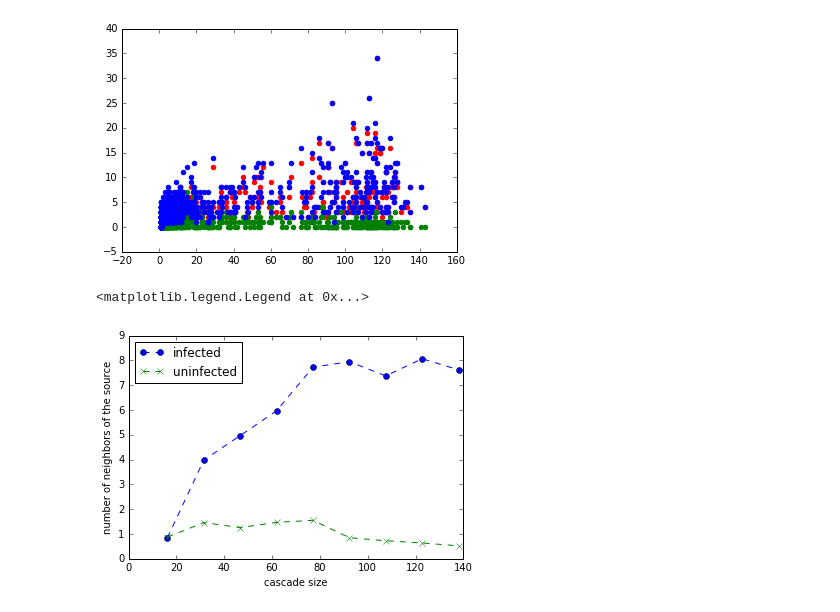
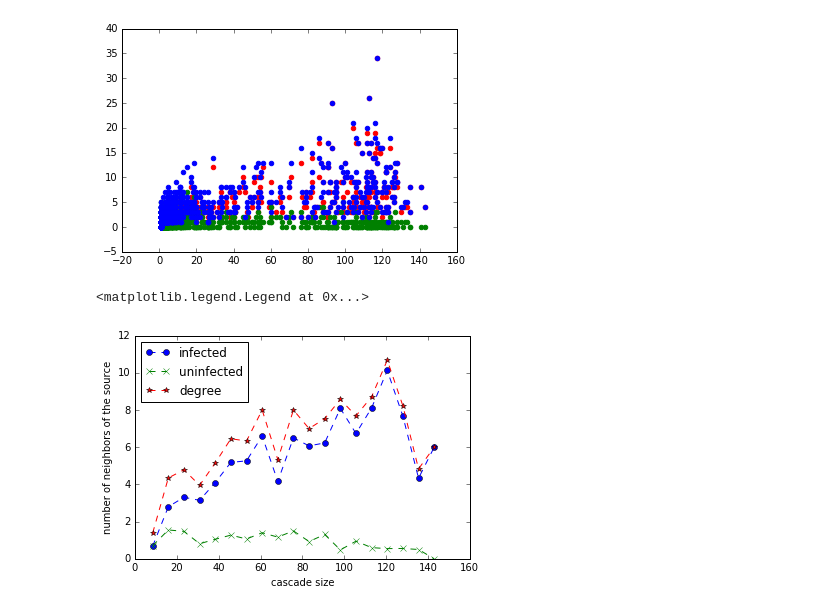
Before and after one commit to xiaohan2012/active-infection-source-finding, a Jupyter notebook: cascade_size_vs_source_infected_neighbors.ipynb, the cells around one changed output. Saved outputs shown, nothing was run; the diff lists cells and outputs as text; code cells hidden in the pictures.

```diff
--- a/cascade_size_vs_source_infected_neighbors.ipynb
+++ b/cascade_size_vs_source_infected_neighbors.ipynb
@@ -32,18 +32,24 @@ plt.scatter(df['#cascade'], df['degree'], color='b')
 [figure]
 # %%
 from scipy.stats import binned_statistic
-bins = np.linspace(df['#cascade'].min(), df['#cascade'].max(), num=10)
+bins = np.linspace(df['#cascade'].min(), df['#cascade'].max(), num=20)
 values, bin_edges, _ = binned_statistic(df['#cascade'], df['#infected'], bins=bins, statistic='mean')
 plt.plot(bin_edges[1:], values, '--o')
 
 
 values, bin_edges, _ = binned_statistic(df['#cascade'], df['#uninfected'], bins=bins, statistic='mean')
 plt.hold(True)
 plt.plot(bin_edges[1:], values, '--x')
+
+values, bin_edges, _ = binned_statistic(df['#cascade'], df['degree'], bins=bins, statistic='mean')
+plt.hold(True)
+plt.plot(bin_edges[1:], values, '--*')
+
+
 plt.xlabel('cascade size')
 plt.ylabel('number of neighbors of the source')
 
-plt.legend(['infected', 'uninfected'], loc='upper left')
+plt.legend(['infected', 'uninfected', 'degree'], loc='upper left')
 # %% [output]
 <matplotlib.legend.Legend at 0x...>
-[figure, old version]
+[figure, new version]
```
